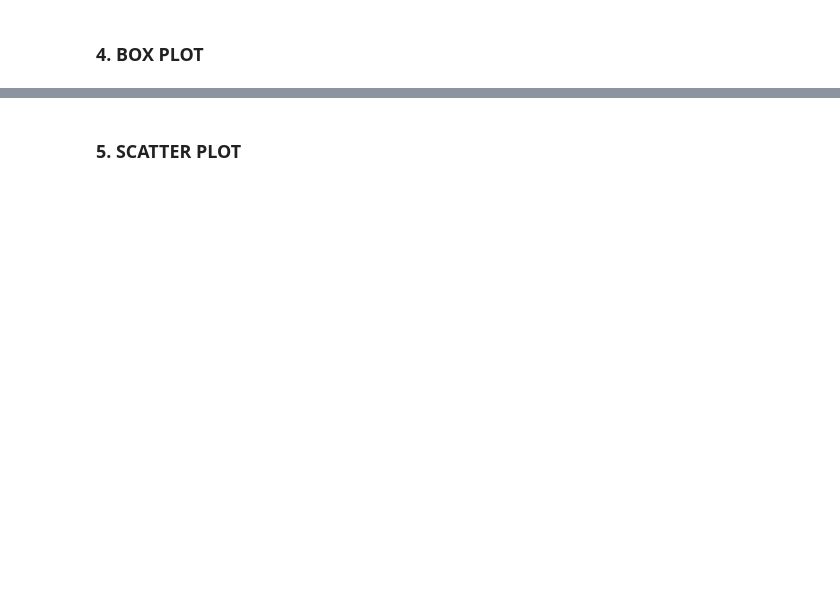
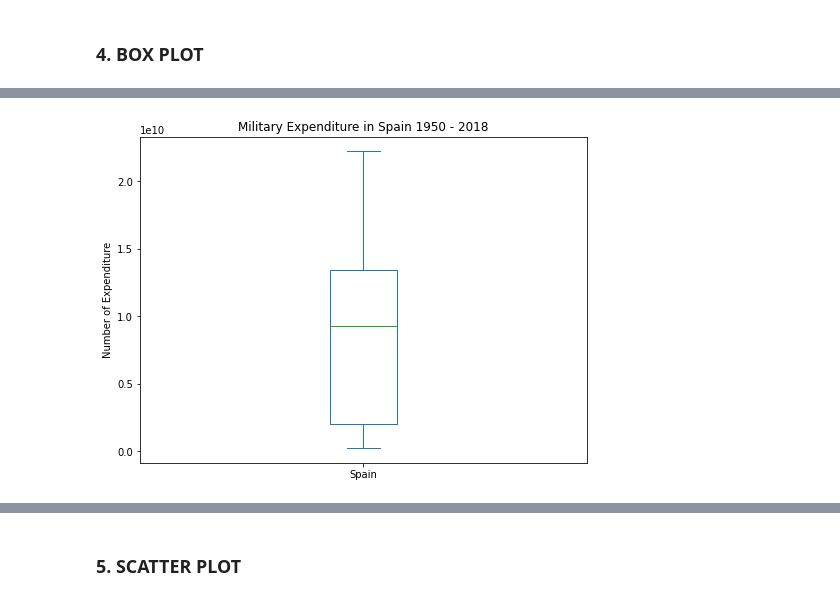
Before and after one commit to AbdulHafidh-AI/Praktikum-Visualisasi-Data, a Jupyter notebook: 2008107010056_AbdulHafidh_Tugas3.ipynb, the cells around one changed output, grey strips where cells are left out. Drawn from its saved outputs; the diff is of its cells as text; code cells hidden in the pictures; blank space fills up the shorter version.

```diff
--- a/2008107010056_AbdulHafidh_Tugas3.ipynb
+++ b/2008107010056_AbdulHafidh_Tugas3.ipynb
@@ -129,3 +131,5 @@ Length: 64, dtype: int64
+# %%
+years = list(map(str, range(1960,2019)))
 # %% [markdown]
 ### 2. FILTERING
 # %% [markdown]
@@ -192,0 +199,3 @@ ValueError: 'explode' must be of length 'x'
+# %%
+sample_Spain = sample.loc[['Spain'],years].transpose()
+sample_Spain
@@ -192,0 +220,9 @@ ValueError: 'explode' must be of length 'x'
+# %%
+sample_Spain.plot(kind='box', figsize=(8, 6))
+
+plt.title("Military Expenditure in Spain 1950 - 2018")
+plt.ylabel("Number of Expenditure")
+
+plt.show()
+# %% [output]
+[figure, added]
```
Also changed, not shown: parts of 13 cells of this notebook.
